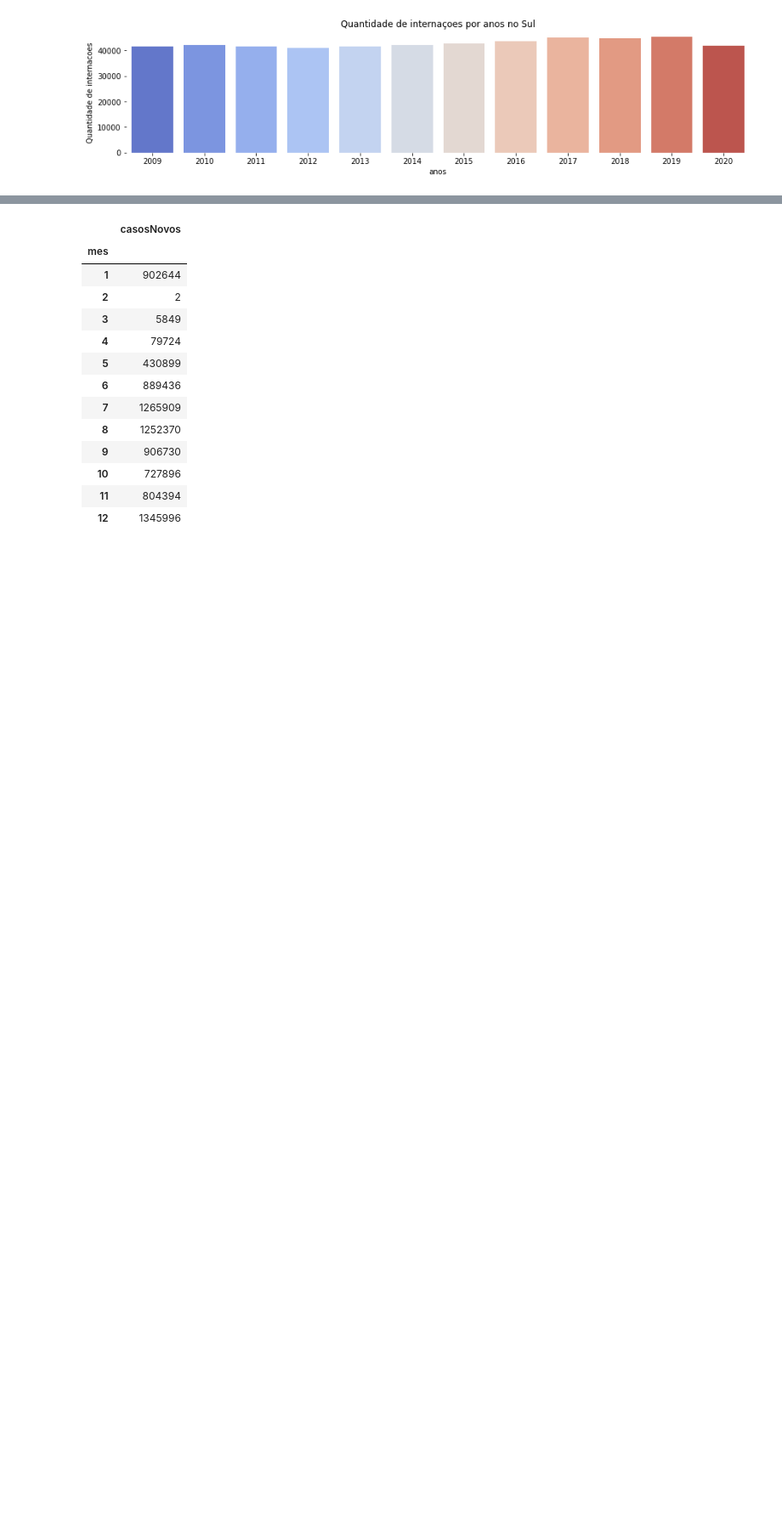
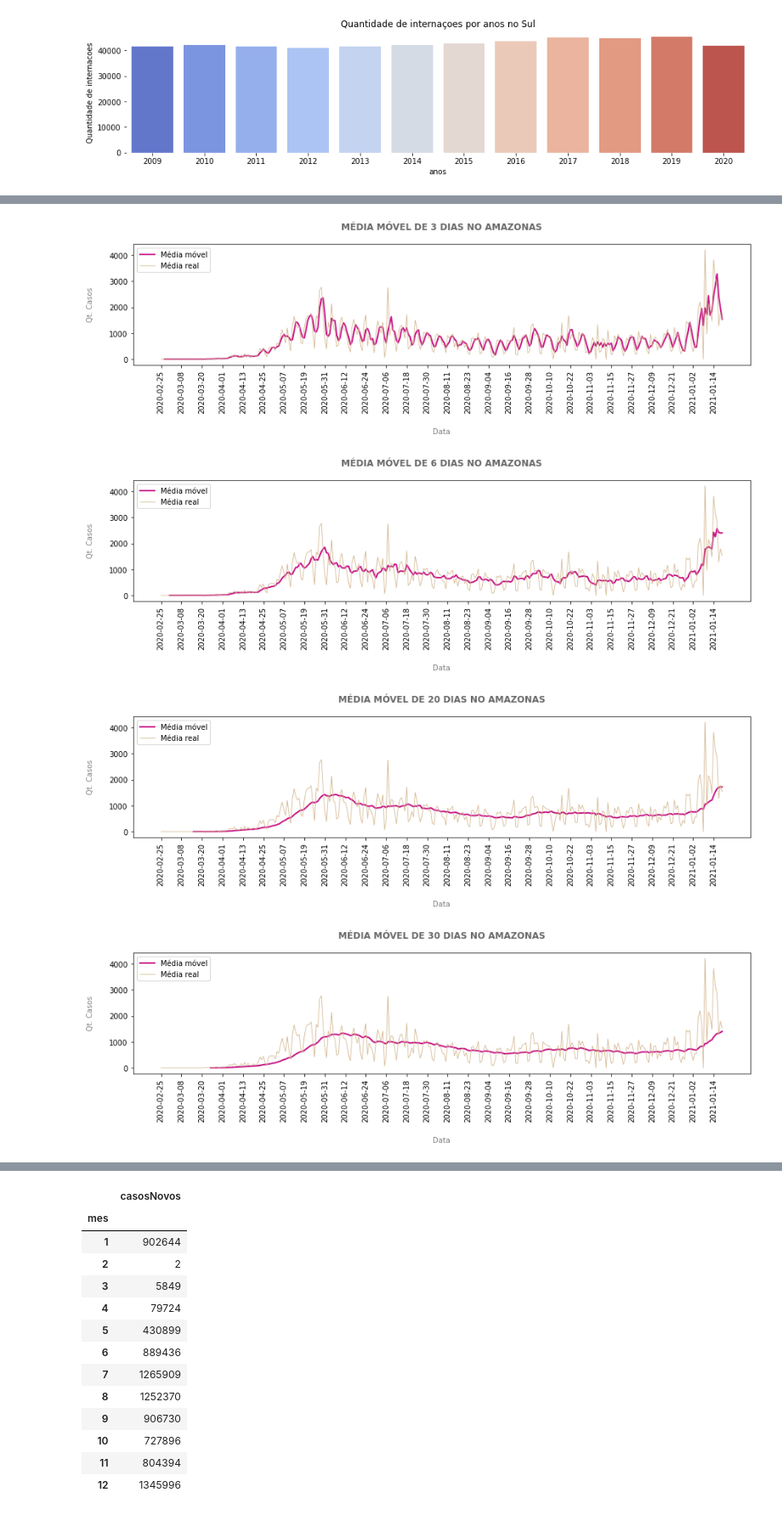
Before and after one commit to daianeklein/bootcamp-Alura, a Jupyter notebook: Desafio-Modulo4.ipynb, the cells around one changed output, grey strips where cells are left out. Shown at 85% size. Saved outputs shown, nothing was run; the diff lists cells and outputs as text; code cells hidden in the pictures; blank space fills up the shorter version.

```diff
--- a/Desafio-Modulo4.ipynb
+++ b/Desafio-Modulo4.ipynb
@@ -849,0 +850,23 @@ for u in internacoes_por_populacao.regiao.drop_duplicates():
+# %%
+periodos= [3, 6, 20, 30]
+
+for m in periodos:
+    plt.figure(figsize=(15, 3))
+    covid_am_MM = covid_am[['data', 'casosNovos']]
+    covid_am_MM['MM_{}'.format(m)] = covid_am_MM['casosNovos'].rolling(m).mean()
+
+    ax = sns.lineplot(data = covid_am_MM, x='data', y='MM_{}'.format(m), color = 'mediumvioletred', linewidth=2,
+                     label='Média móvel', ci=False)
+    sns.lineplot(data=covid_am, x='data', y='casosNovos', color = 'tan', linewidth=0.8, label='Média real',
+                 ci=False)
+    plt.title('MÉDIA MÓVEL DE {} DIAS NO AMAZONAS'.format(m), color = 'dimgrey', fontweight='bold', size = 12, pad = 20)
+    plt.xlabel('Data', color='grey', labelpad=20)
+    plt.ylabel('Qt. Casos', color='grey', labelpad=20)
+    plt.grid(False)
+    plt.xticks(rotation=90)
+    ax.xaxis.set_major_locator(ticker.IndexLocator(base=12, offset=0))
+# %% [output]
+[figure, added]
+[figure, added]
+[figure, added]
+[figure, added]
```
Also changed, not shown: parts of 19 cells of this notebook.
